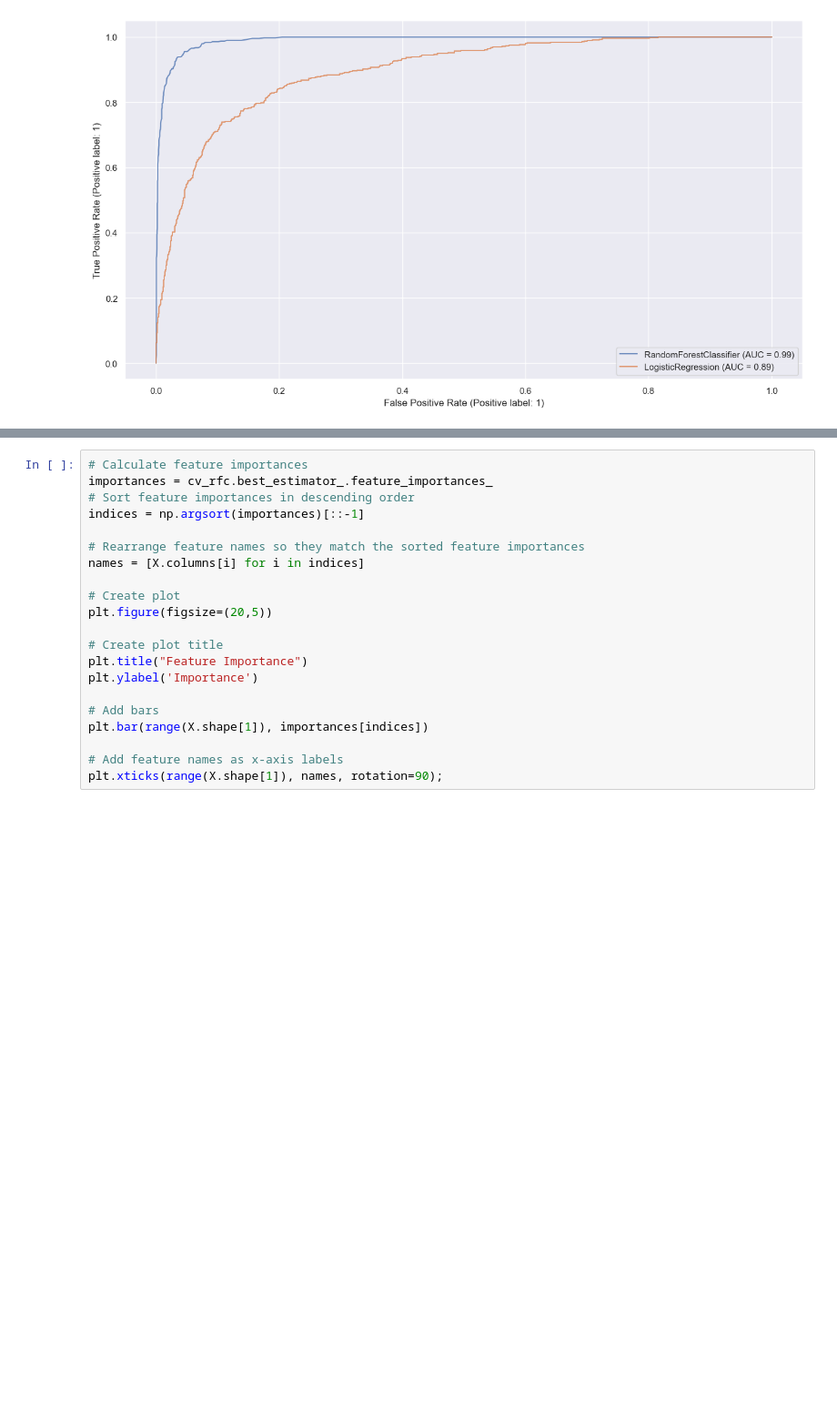
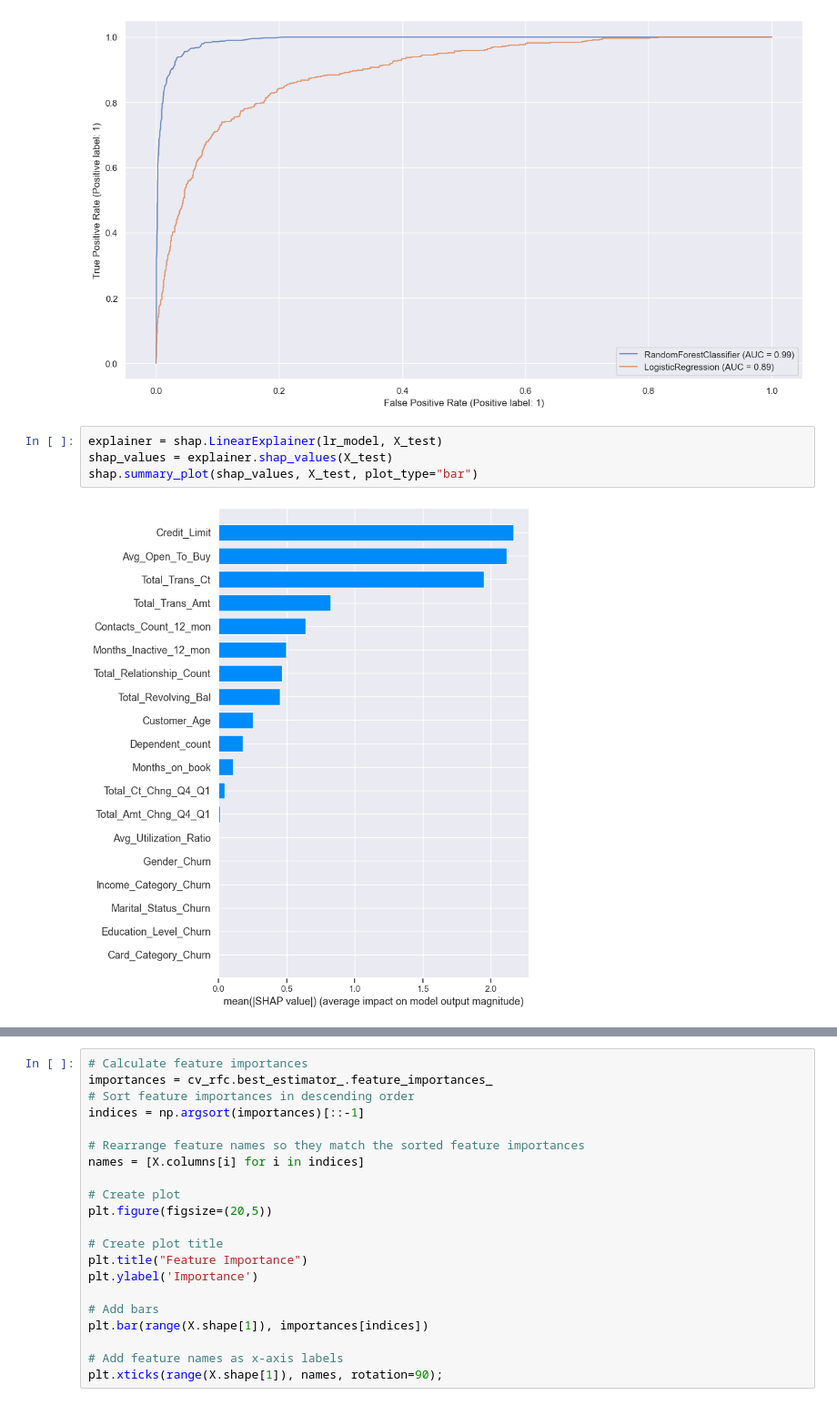
Before and after one commit to naoufal51/ChurnDetect, a Jupyter notebook: churn_notebook.ipynb, the cells around one changed output, grey strips where cells are left out. Shown: that part at 91% size. Saved outputs shown, nothing was run; the diff lists cells and outputs as text; blank space fills up the shorter version.

```diff
--- a/churn_notebook.ipynb
+++ b/churn_notebook.ipynb
@@ -324,3 +272,9 @@ plt.show()
 # %% [output]
 Function plot_roc_curve is deprecated; Function :func:`plot_roc_curve` is deprecated in 1.0 and will be removed in 1.2. Use one of the class methods: :meth:`sklearn.metric.RocCurveDisplay.from_predict ...
 [figure]
+# %%
+explainer = shap.LinearExplainer(lr_model, X_test)
+shap_values = explainer.shap_values(X_test)
+shap.summary_plot(shap_values, X_test, plot_type="bar")
+# %% [output]
+[figure, added]
```
Also changed, not shown: parts of 7 cells of this notebook.
